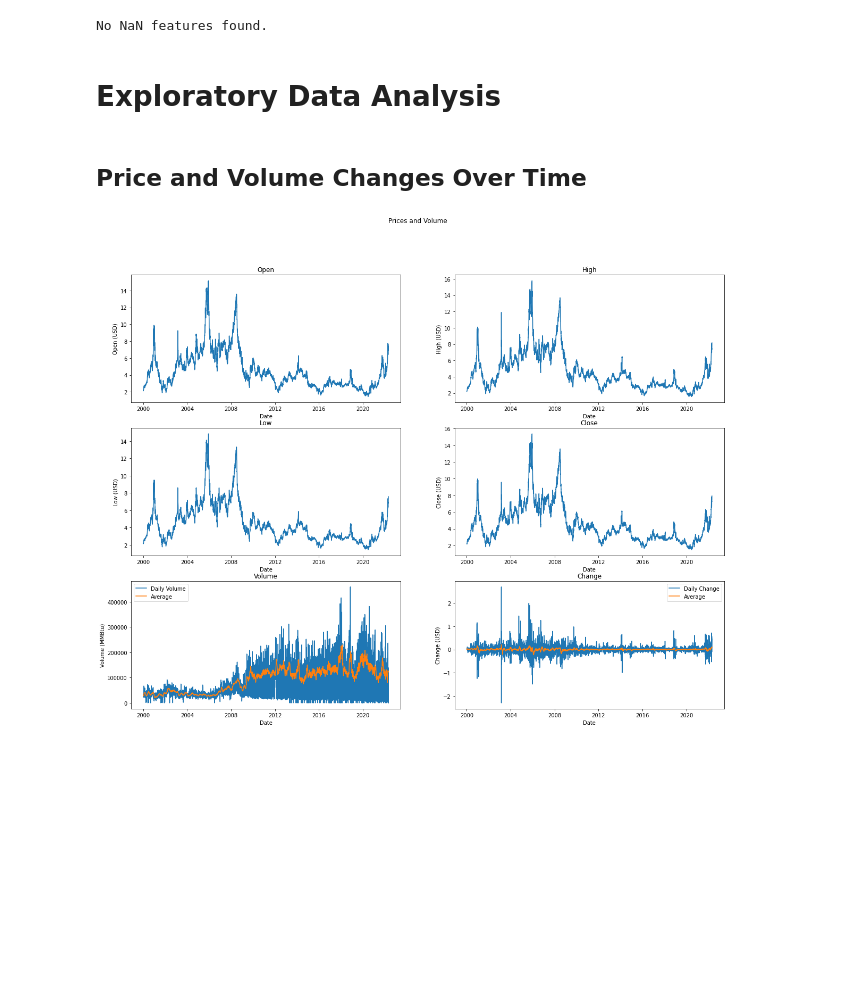
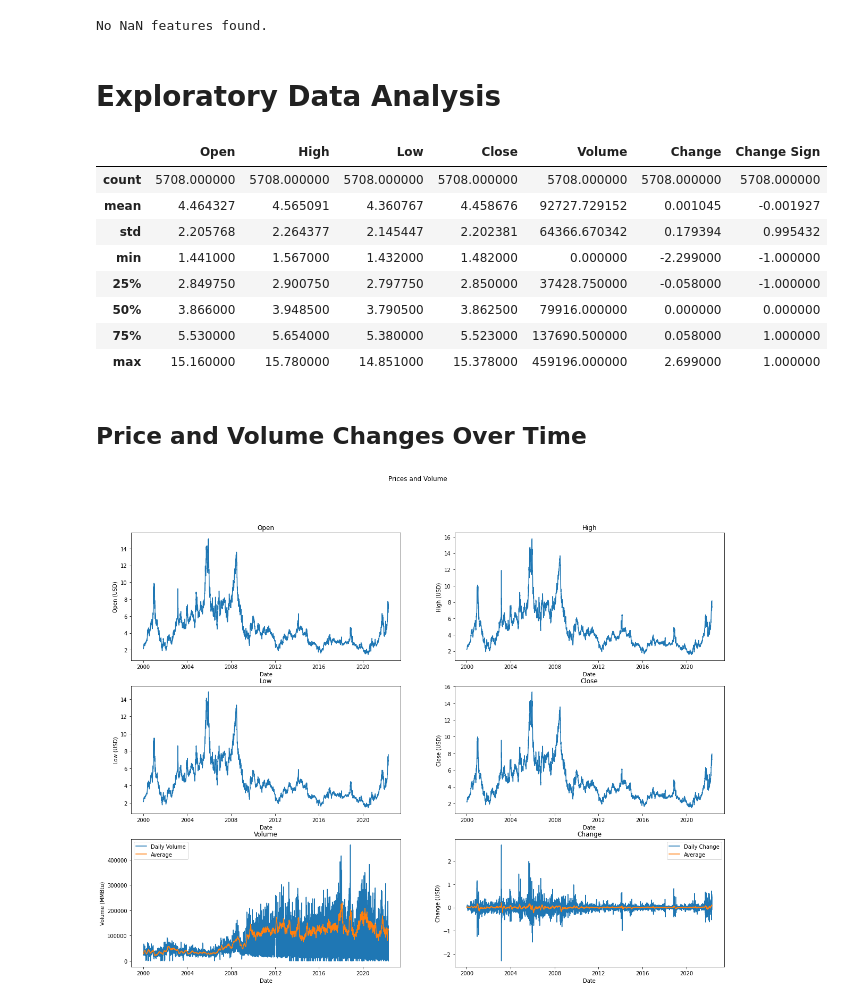
Before and after one commit to penichols10/Natural-Gas, a Jupyter notebook: natural_gas.ipynb, the cells around one changed output. Drawn from its saved outputs; the diff is of its cells as text; code cells hidden in the pictures; blank space fills up the shorter version.

```diff
--- a/natural_gas.ipynb
+++ b/natural_gas.ipynb
@@ -90,6 +90,18 @@ else:
 No NaN features found.
 # %% [markdown]
 # Exploratory Data Analysis
+# %%
+df.describe()
+# %% [output]
+|  | Open | High | Low | Close | Volume | Change | Change Sign |
+| count | 5708.000000 | 5708.000000 | 5708.000000 | 5708.000000 | 5708.000000 | 5708.000000 | 5708.000000 |
+| mean | 4.464327 | 4.565091 | 4.360767 | 4.458676 | 92727.729152 | 0.001045 | -0.001927 |
+| std | 2.205768 | 2.264377 | 2.145447 | 2.202381 | 64366.670342 | 0.179394 | 0.995432 |
+| min | 1.441000 | 1.567000 | 1.432000 | 1.482000 | 0.000000 | -2.299000 | -1.000000 |
+| 25% | 2.849750 | 2.900750 | 2.797750 | 2.850000 | 37428.750000 | -0.058000 | -1.000000 |
+| 50% | 3.866000 | 3.948500 | 3.790500 | 3.862500 | 79916.000000 | 0.000000 | 0.000000 |
+| 75% | 5.530000 | 5.654000 | 5.380000 | 5.523000 | 137690.500000 | 0.058000 | 1.000000 |
+| max | 15.160000 | 15.780000 | 14.851000 | 15.378000 | 459196.000000 | 2.699000 | 1.000000 |
 # %% [markdown]
 ## Price and Volume Changes Over Time
 # %%
```
Also changed, not shown: parts of 9 cells of this notebook.
